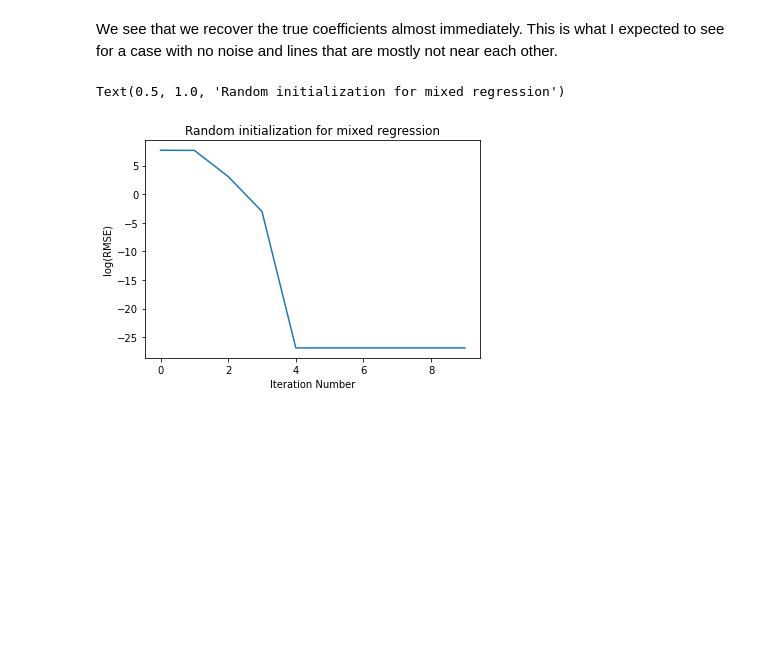
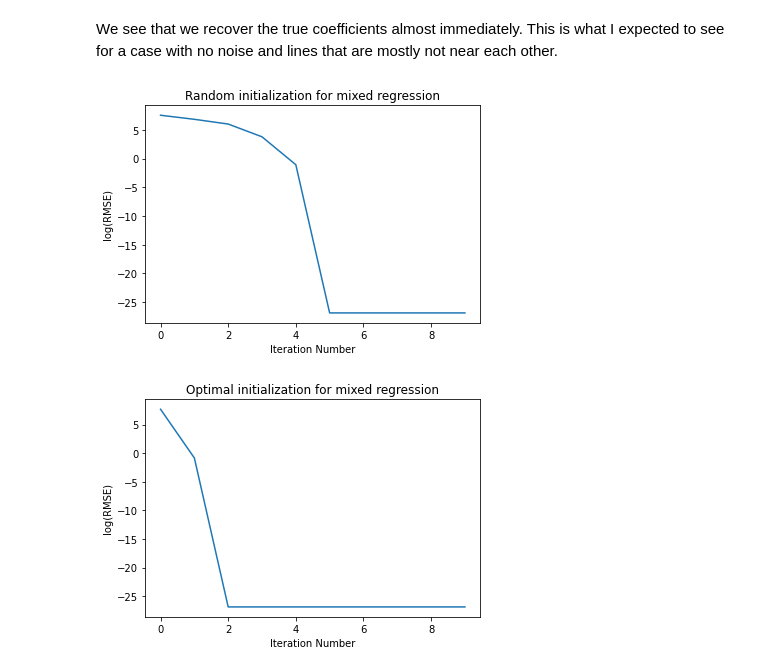
Before and after one commit to ahopen/math-tools-final-project, a Jupyter notebook: final_project_notebook.ipynb, the cells around one changed output. Drawn from its saved outputs; the diff is of its cells as text; code cells hidden in the pictures; blank space fills up the shorter version.

Commit message:
Optimal initialization

```diff
--- a/final_project_notebook.ipynb
+++ b/final_project_notebook.ipynb
@@ -26,10 +26,35 @@ def initialize_classic(n_features, mean = 0.0, sd = 1.0):
         betas[i] = np.random.normal(mean, sd, n_features)
     return(betas)
 
-def initialize_optimal(X):
-    """
-    TO DO
-    """
+def initialize_optimal(X, y, delta=0.3):
+    M = np.zeros((X.shape[0], X.shape[0]))
+    for i in range(X.shape[1]):
+        M += y[i]**2 * np.outer(X[:,i], X[:,i])
+    M /= X.shape[1]
+
+    eigenvalues, eigenvectors = np.linalg.eig(M)
+    sorted_eigs = sorted(zip(eigenvalues, eigenvectors), key=lambda x: x[0], reverse=True)
+    v1 = sorted_eigs[0][1]
+    v2 = sorted_eigs[1][1]
+
+    G = []
+    for i in range(int(np.ceil(2*np.pi/delta)) + 1):
+        G.append(v1 * np.cos(delta*i) + v2 * np.sin(delta*i))
+
+    min_loss = np.inf
+    for u1 in G:
+        for u2 in G:
+            loss = 0
+            for i in range(X.shape[1]):
+                l1 = y[i] - np.dot(X[:,i], u1)
+                l2 = y[i] - np.dot(X[:,i], u2)
+                loss = min(l1**2, l2**2)
+                if loss < min_loss:
+                    min_loss = loss
+                    betas = {0:u1, 1:u2}
+    return betas
+
+
 
 def run_EM_iteration(X, y, betas):
     pred0 = X.transpose().dot(betas[0])
@@ -76,7 +101,7 @@ def fit_mixed_regression(x, y, n_iter = 10, algo_type = 'classic'):
     if algo_type == 'classic':
         betas = initialize_classic(X.shape[0])
     else:
-        betas = initialize_optimal(X.shape[0])
+        betas = initialize_optimal(X, y)
 
     iter_errs = []
     for j in range(n_iter):
@@ -86,15 +111,23 @@ def fit_mixed_regression(x, y, n_iter = 10, algo_type = 'classic'):
 # %% [markdown]
 The fitting procedure currently returns the final beta parameters and a list of the errors at the end of each iteration. Note that changing the seed may cause errors. I think this is because the random initialization of beta parameters sometimes results in all or almost all of the data belonging to one of the latent classes, so doing matrix operations is nonsense or causes singular matrix errors. We need to come up with a solution to this. (I was unable to tell what initialization procedure they use in the paper for the standard EM algorithm. I'm not sure if my version is comparable.)
 # %%
-np.random.seed(8)
+np.random.seed(47)
 betas, iter_errs = fit_mixed_regression(distances, cost, algo_type = 'classic')
+betas_opt, iter_errs_opt = fit_mixed_regression(distances, cost, algo_type = 'optimal')
 # %% [markdown]
 We see that we recover the true coefficients almost immediately. This is what I expected to see for a case with no noise and lines that are mostly not near each other.
 # %%
 plt.plot(iter_errs)
 plt.xlabel('Iteration Number')
 plt.ylabel('log(RMSE)')
 plt.title('Random initialization for mixed regression')
+plt.show()
+
+plt.plot(iter_errs_opt)
+plt.xlabel('Iteration Number')
+plt.ylabel('log(RMSE)')
+plt.title('Optimal initialization for mixed regression')
+plt.show()
 # %% [output]
-Text(0.5, 1.0, 'Random initialization for mixed regression')
-[figure, old version]
+[figure, new version]
+[figure, added]
```
